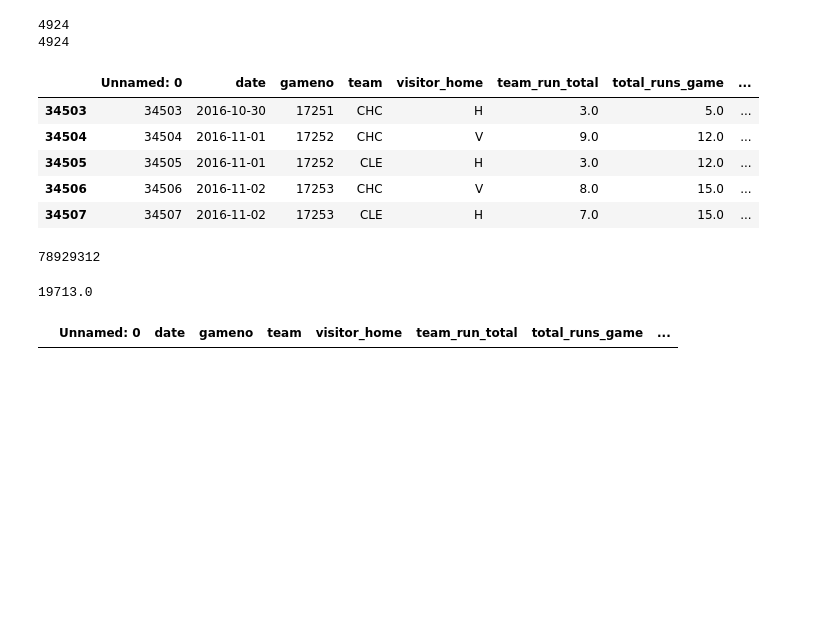
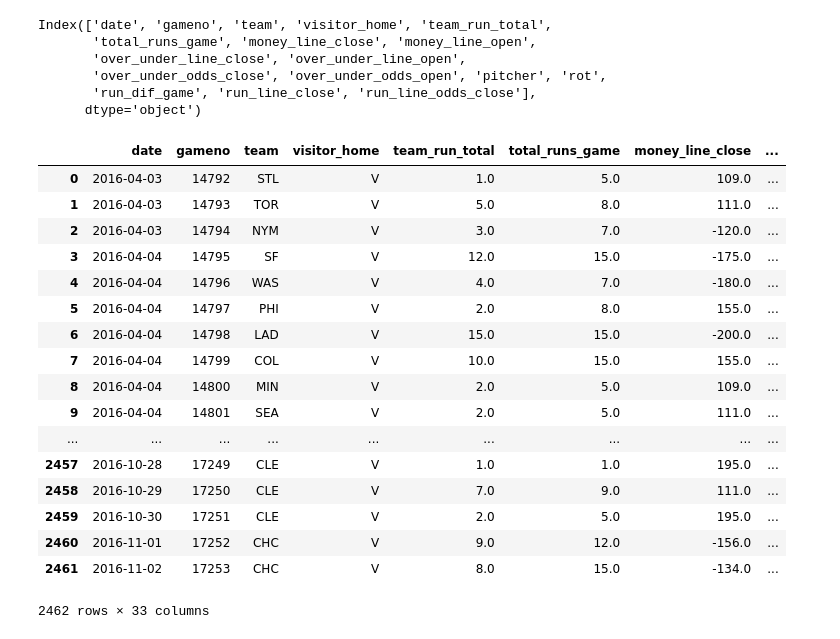
Before and after one commit to jacoblucas95/MLB-Betting-Strategies, a Jupyter notebook: run/setup/data/multiple_filters.ipynb, the cells around one changed output. Drawn from its saved outputs; the diff is of its cells as text; code cells hidden in the pictures; blank space fills up the shorter version.

Commit message:
pickle

```diff
--- a/run/setup/data/multiple_filters.ipynb
+++ b/run/setup/data/multiple_filters.ipynb
@@ -3,7 +3,7 @@ import pandas as pd
 import numpy as np
 from datetime import date
 # %%
-df = pd.read_csv('baseball.csv', low_memory=False)
+df = pd.read_pickle('baseball.pickle')
 # %%
 def date_range(df=df, start_date=date(2018,1,1), end_date=date(2019,12,31)):
     df['date'] = pd.to_datetime(df['date'])
@@ -56,25 +82,31 @@ class Filter:
+# %%
+df.columns
+# %% [output]
+Index(['date', 'gameno', 'team', 'visitor_home', 'team_run_total',
+       'total_runs_game', 'money_line_close', 'money_line_open',
+       'over_under_line_close', 'over_under_line_open',
+       'over_under_odds_close', 'over_under_odds_open', 'pitcher', 'rot',
+       'run_dif_game', 'run_line_close', 'run_line_odds_close'],
+      dtype='object')
 # %%
 f = Filter(date(2016, 1, 1), date(2017,1,1), 'H', 'fav')
-df2 = f.df_favorite_underdog()
-df2.tail()
+f.get_df_o_fav()
 # %% [output]
+|  | date | gameno | team | visitor_home | team_run_total | total_runs_game | money_line_close | ... |
+| 0 | 2016-04-03 | 14792 | STL | V | 1.0 | 5.0 | 109.0 | ... |
+| 1 | 2016-04-03 | 14793 | TOR | V | 5.0 | 8.0 | 111.0 | ... |
+| 2 | 2016-04-03 | 14794 | NYM | V | 3.0 | 7.0 | -120.0 | ... |
+| 3 | 2016-04-04 | 14795 | SF | V | 12.0 | 15.0 | -175.0 | ... |
+| 4 | 2016-04-04 | 14796 | WAS | V | 4.0 | 7.0 | -180.0 | ... |
+| 5 | 2016-04-04 | 14797 | PHI | V | 2.0 | 8.0 | 155.0 | ... |
+| 6 | 2016-04-04 | 14798 | LAD | V | 15.0 | 15.0 | -200.0 | ... |
+| 7 | 2016-04-04 | 14799 | COL | V | 10.0 | 15.0 | 155.0 | ... |
+| 8 | 2016-04-04 | 14800 | MIN | V | 2.0 | 5.0 | 109.0 | ... |
+| 9 | 2016-04-04 | 14801 | SEA | V | 2.0 | 5.0 | 111.0 | ... |
+| ... | ... | ... | ... | ... | ... | ... | ... | ... |
+| 2457 | 2016-10-28 | 17249 | CLE | V | 1.0 | 1.0 | 195.0 | ... |
+| 2458 | 2016-10-29 | 17250 | CLE | V | 7.0 | 9.0 | 111.0 | ... |
+| 2459 | 2016-10-30 | 17251 | CLE | V | 2.0 | 5.0 | 195.0 | ... |
+| 2460 | 2016-11-01 | 17252 | CHC | V | 9.0 | 12.0 | -156.0 | ... |
+| 2461 | 2016-11-02 | 17253 | CHC | V | 8.0 | 15.0 | -134.0 | ... |
-4924
-4924
+2462 rows × 33 columns
-|  | Unnamed: 0 | date | gameno | team | visitor_home | team_run_total | total_runs_game | ... |
-| 34503 | 34503 | 2016-10-30 | 17251 | CHC | H | 3.0 | 5.0 | ... |
-| 34504 | 34504 | 2016-11-01 | 17252 | CHC | V | 9.0 | 12.0 | ... |
-| 34505 | 34505 | 2016-11-01 | 17252 | CLE | H | 3.0 | 12.0 | ... |
-| 34506 | 34506 | 2016-11-02 | 17253 | CHC | V | 8.0 | 15.0 | ... |
-| 34507 | 34507 | 2016-11-02 | 17253 | CLE | H | 7.0 | 15.0 | ... |
-# %%
-78929312
-# %% [output]
-78929312
-# %%
-39426/2
-# %% [output]
-19713.0
-# %%
-df2.loc[df['gameno'] == 19713]
-# %% [output]
-|  | Unnamed: 0 | date | gameno | team | visitor_home | team_run_total | total_runs_game | ... |
```
Also changed, not shown: parts of 1 cell of this notebook, 2 other files.
